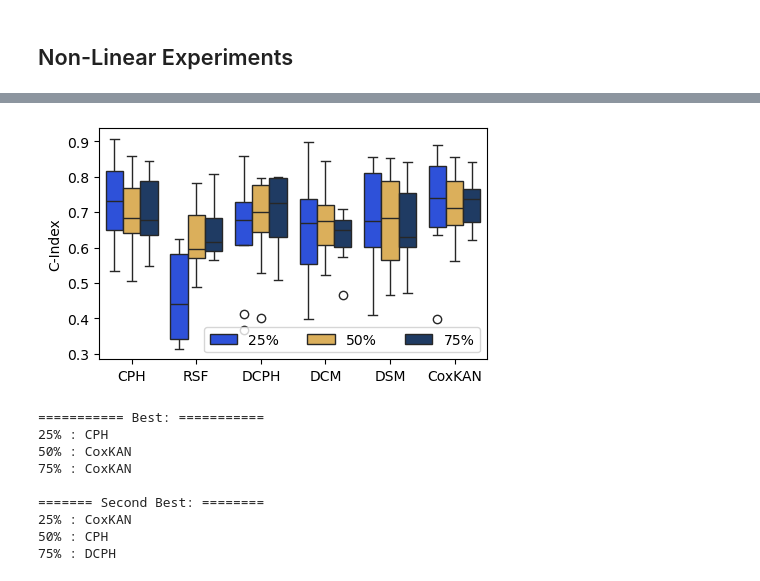
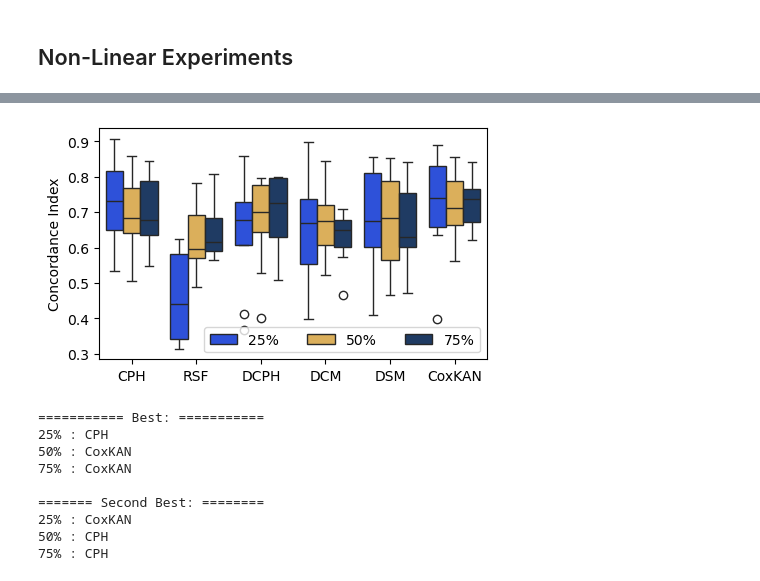
Before and after one commit to jiaxiang-cheng/CoxKAN, a Jupyter notebook: notebook/Summary.ipynb, the cells around one changed output, grey strips where cells are left out. Cells and saved outputs as stored; diff of their text form; code cells hidden in the pictures.

```diff
--- a/notebook/Summary.ipynb
+++ b/notebook/Summary.ipynb
@@ -11,6 +11,8 @@ import matplotlib as mpl
 mpl.style.use('default')
 
 from api.color_scheme import *
+
+save_plot = False
 # %%
 res_files = [f for f in listdir('../results/') if isfile(join('../results/', f))]
 # %%
@@ -132,14 +149,17 @@ plt.show()
 # %%
 _ = plt.figure(figsize=(5,3))
 sns.boxplot(df_summary.loc[df_summary.data=='FRTCS'], x='model', y='C-Index', hue='Quantile',
             order=['CPH', 'RSF', 'DCPH', 'DCM', 'DSM', 'CoxKAN'], palette=box_pal)
 plt.xlabel(None)
 plt.legend(loc="lower right", ncol=3)
+plt.ylabel('Concordance Index')
+if save_plot:
+    plt.savefig('../fig/ci_frtcs.png', bbox_inches='tight', dpi=500, transparent=True)
 plt.show()
 # %% [output]
-[figure, old version]
+[figure, new version]
 # %%
-ds = 'rdata'  # 'linear', 'non-linear', 'TRACE', 'colon', 'rdata', 'FRTCS'
+ds = 'FRTCS'  # 'linear', 'non-linear', 'TRACE', 'colon', 'rdata', 'FRTCS'
 
 df_mean = df_summary.loc[df_summary.data==ds].groupby(['model', 'Quantile'])['C-Index'].mean().unstack()
 df_std = df_summary.loc[df_summary.data==ds].groupby(['model', 'Quantile'])['C-Index'].std().unstack()
@@ -162,4 +182,4 @@ for q in ['25%', '50%', '75%']:
 ======= Second Best: ========
 25% : CoxKAN
 50% : CPH
-75% : DCPH
+75% : CPH
```
Also changed, not shown: parts of 23 cells of this notebook, 15 other files.
